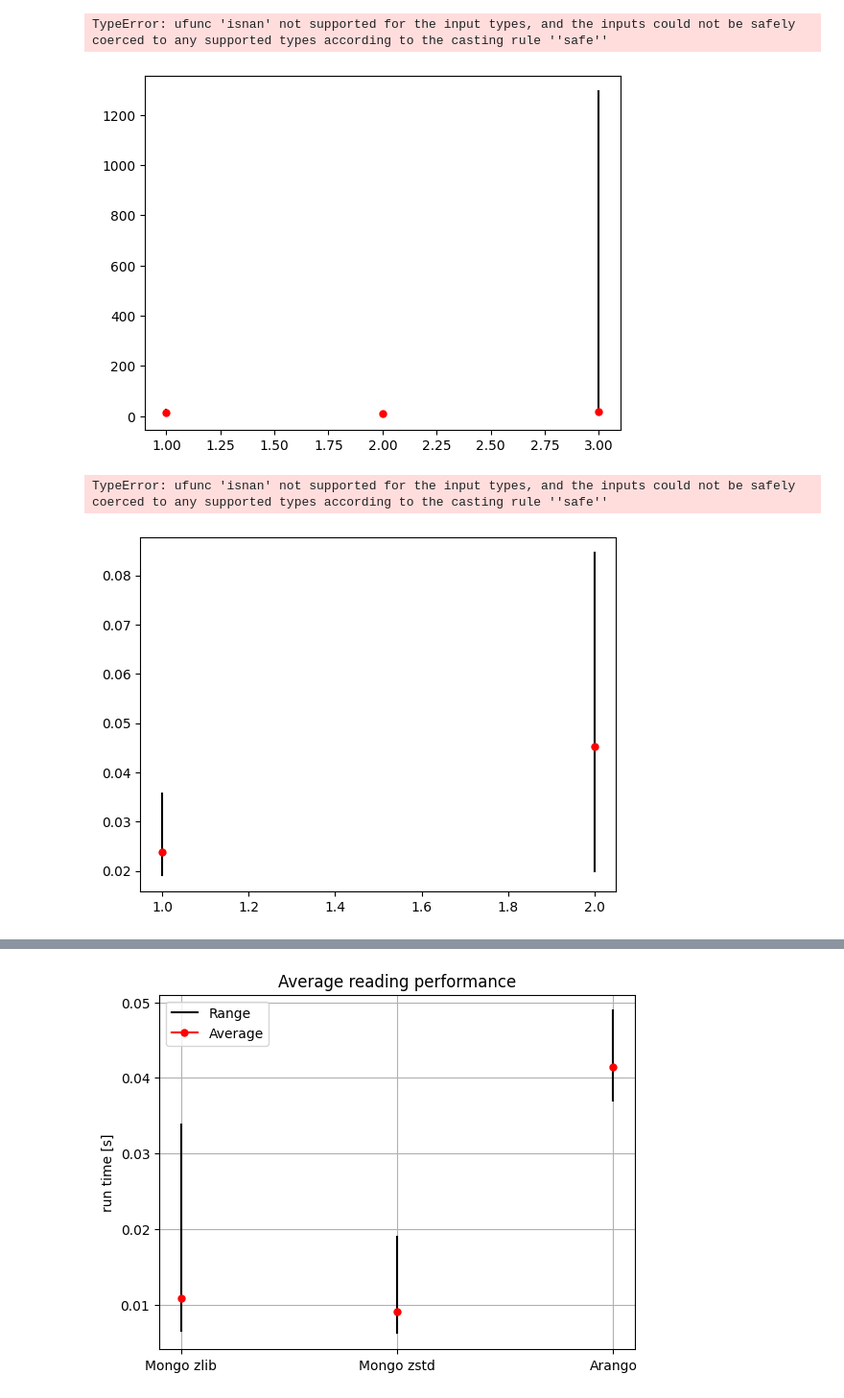
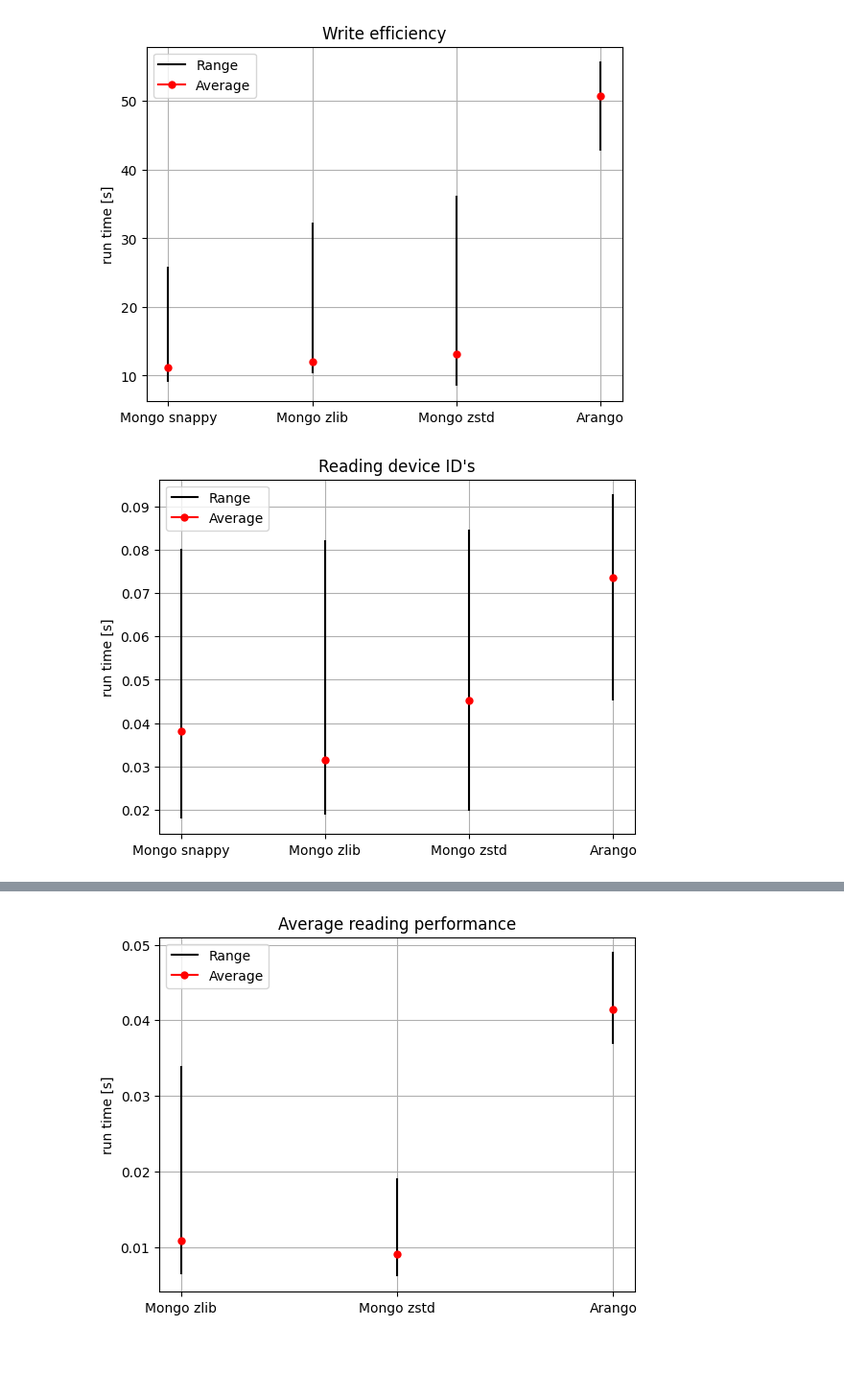
Before and after one commit to Toon09/Database_Comparison, a Jupyter notebook: dataAnalysis.ipynb, the cells around one changed output, grey strips where cells are left out. Shown at 96% size. Saved outputs shown, nothing was run; the diff lists cells and outputs as text; code cells hidden in the pictures; blank space fills up the shorter version.

Commit message:
data set to all be 315 datapoints

```diff
--- a/dataAnalysis.ipynb
+++ b/dataAnalysis.ipynb
@@ -16,11 +16,6 @@ def candle_plot(files, title):
         # Load the data from the CSV file
         data = pd.read_csv(file, header=None)
 
-        # Skip if data is empty or nan
-        if data.empty or np.isnan(data.values).any():
-            print(f"Skipping file {file} due to insufficient data")
-            continue
-
         # Calculate the open, high, low, and close values
         open_val = data.iloc[0][0]
         high_val = data.max()[0]
@@ -36,7 +31,7 @@ def candle_plot(files, title):
 
     # Set the x-ticks to be the names of the experiments
     ax.set_xticks(range(1, len(files) + 1))
-    ax.set_xticklabels(['Mongo zlib', 'Mongo zstd', 'Arango'])
+    ax.set_xticklabels(['Mongo snappy', 'Mongo zlib', 'Mongo zstd', 'Arango'])
 
     plt.title(title)
     plt.ylabel("run time [s]")
@@ -52,15 +47,13 @@ files = ['Mongo/data_snappy/insert.csv', 'Mongo/data_zlib/insert.csv', 'Mongo/da
 
 candle_plot(files, "Write efficiency")
 # %% [output]
-TypeError: ufunc 'isnan' not supported for the input types, and the inputs could not be safely coerced to any supported types according to the casting rule ''safe''
-[figure, old version]
+[figure, new version]
 # %%
 spc = "readDeviceID"
-files = [f'Mongo/data_zlib/{spc}.csv', f'Mongo/data_zstd/{spc}.csv', f'Arango/data/{spc}.csv']
+files = [f'Mongo/data_snappy/{spc}.csv',f'Mongo/data_zlib/{spc}.csv', f'Mongo/data_zstd/{spc}.csv', f'Arango/data/{spc}.csv']
 candle_plot(files, "Reading device ID's")
 # %% [output]
-TypeError: ufunc 'isnan' not supported for the input types, and the inputs could not be safely coerced to any supported types according to the casting rule ''safe''
-[figure, old version]
+[figure, new version]
 # %%
 spc = "readModelID"
 files = [f'Mongo/data_snappy/{spc}.csv', f'Mongo/data_zlib/{spc}.csv', f'Mongo/data_zstd/{spc}.csv', f'Arango/data/{spc}.csv']
```
Also changed, not shown: parts of 4 cells of this notebook, 29 other files.
